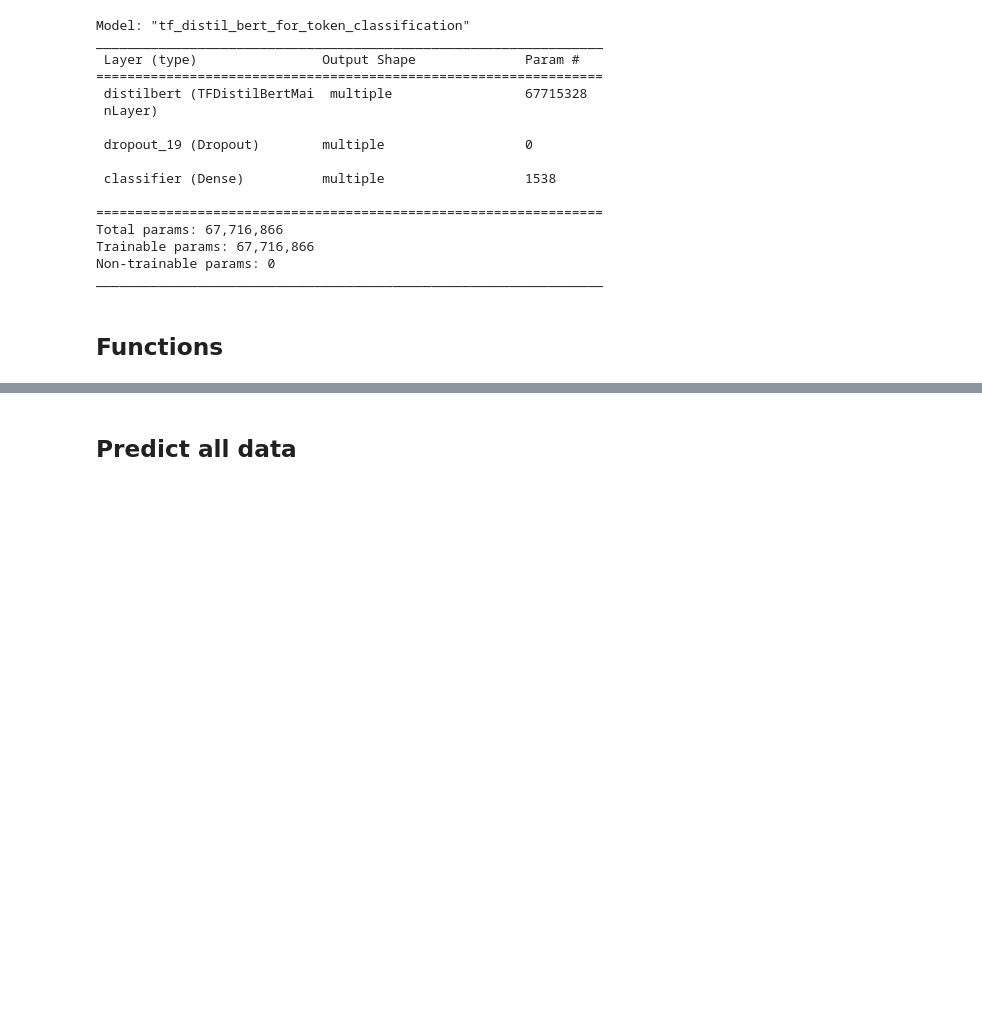
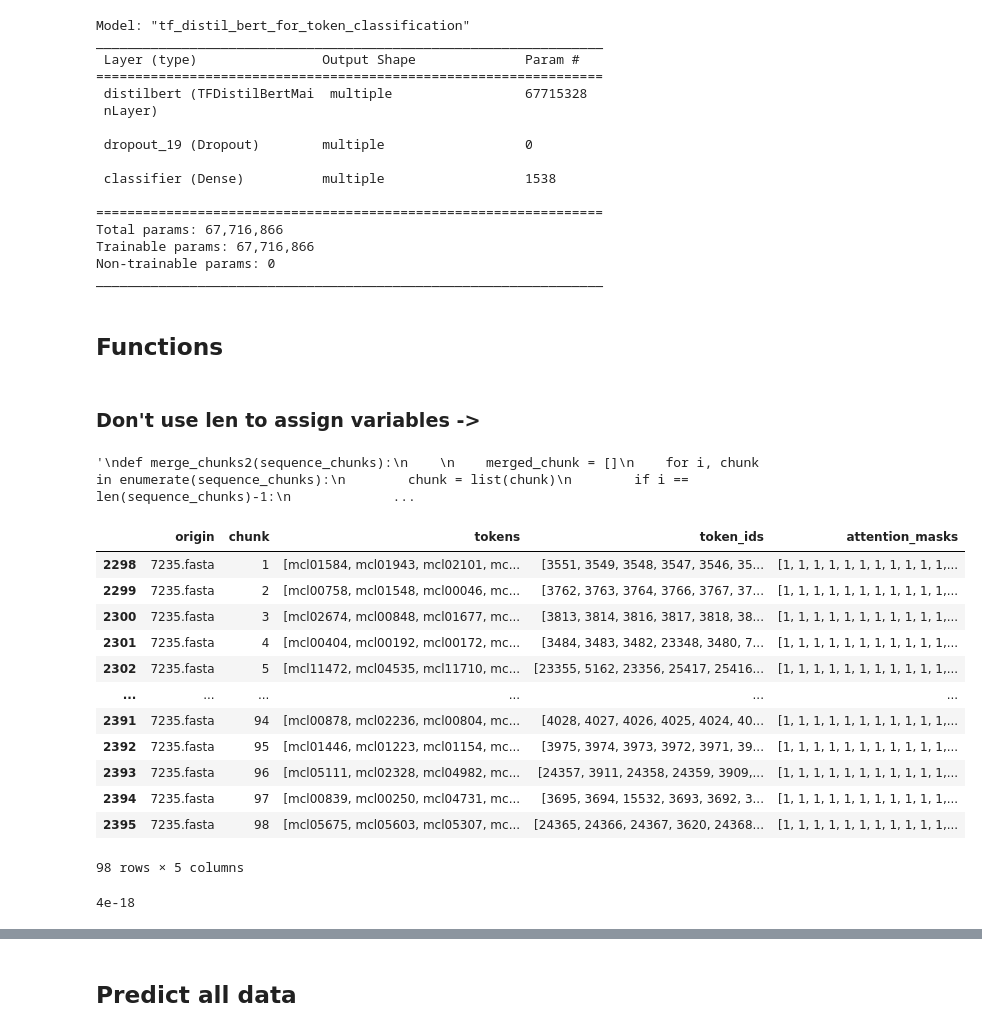
Before and after one commit to DMH-biodatasci/Transformers-towards-detection-of-Transposons, a Jupyter notebook: code/NER_predictions_from_files_V2.ipynb, the cells around one changed output, grey strips where cells are left out. Drawn from its saved outputs; the diff is of its cells as text; code cells hidden in the pictures; blank space fills up the shorter version.

```diff
--- a/code/NER_predictions_from_files_V1.ipynb
+++ b/code/NER_predictions_from_files_V2.ipynb
@@ -186,3 +202,27 @@ def merge_chunks(sequence_chunks):
+# %% [markdown]
+### Don't use len to assign variables ->
+# %%
+'''
+def merge_chunks2(sequence_chunks):
+
+    merged_chunk = []
+    for i, chunk in enumerate(sequence_chunks):
+        chunk = list(chunk)
+        if i == len(sequence_chunks)-1:
+            merged_chunk.append(chunk[25:])
+            continue
+        if i == 0:
+            merged_chunk.append(chunk[0:125])
+        else:
+            merged_chunk.append(chunk[25:125])
+            #merged_chunk.append(sequence_chunks[i+1][100:151])
+
+    flat_list = [x for xs in merged_chunk for x in xs]
+    output_sequence = np.array(flat_list)
+    return output_sequence.astype(float)
+'''
+# %% [output]
+'\ndef merge_chunks2(sequence_chunks):\n    \n    merged_chunk = []\n    for i, chunk in enumerate(sequence_chunks):\n        chunk = list(chunk)\n        if i == len(sequence_chunks)-1:\n             ...
 # %%
 def get_prediction_element(i, predictions):
     probs = tf.nn.softmax(predictions[0, i])
@@ -201,0 +244,18 @@ def get_prediction_chunk(input_chunk):
+# %%
+#c_arr = df[df["origin"] == test_origin]["token_ids"].to_numpy()
+#c_arr = np.array(c_arr.tolist())
+df[df["origin"]=='7235.fasta']
+# %% [output]
+|  | origin | chunk | tokens | token_ids | attention_masks |
+| 2298 | 7235.fasta | 1 | [mcl01584, mcl01943, mcl02101, mc... | [3551, 3549, 3548, 3547, 3546, 35... | [1, 1, 1, 1, 1, 1, 1, 1, 1, 1, 1,... |
+| 2299 | 7235.fasta | 2 | [mcl00758, mcl01548, mcl00046, mc... | [3762, 3763, 3764, 3766, 3767, 37... | [1, 1, 1, 1, 1, 1, 1, 1, 1, 1, 1,... |
+| 2300 | 7235.fasta | 3 | [mcl02674, mcl00848, mcl01677, mc... | [3813, 3814, 3816, 3817, 3818, 38... | [1, 1, 1, 1, 1, 1, 1, 1, 1, 1, 1,... |
+| 2301 | 7235.fasta | 4 | [mcl00404, mcl00192, mcl00172, mc... | [3484, 3483, 3482, 23348, 3480, 7... | [1, 1, 1, 1, 1, 1, 1, 1, 1, 1, 1,... |
+| 2302 | 7235.fasta | 5 | [mcl11472, mcl04535, mcl11710, mc... | [23355, 5162, 23356, 25417, 25416... | [1, 1, 1, 1, 1, 1, 1, 1, 1, 1, 1,... |
+| ... | ... | ... | ... | ... | ... |
+| 2391 | 7235.fasta | 94 | [mcl00878, mcl02236, mcl00804, mc... | [4028, 4027, 4026, 4025, 4024, 40... | [1, 1, 1, 1, 1, 1, 1, 1, 1, 1, 1,... |
+| 2392 | 7235.fasta | 95 | [mcl01446, mcl01223, mcl01154, mc... | [3975, 3974, 3973, 3972, 3971, 39... | [1, 1, 1, 1, 1, 1, 1, 1, 1, 1, 1,... |
+| 2393 | 7235.fasta | 96 | [mcl05111, mcl02328, mcl04982, mc... | [24357, 3911, 24358, 24359, 3909,... | [1, 1, 1, 1, 1, 1, 1, 1, 1, 1, 1,... |
+| 2394 | 7235.fasta | 97 | [mcl00839, mcl00250, mcl04731, mc... | [3695, 3694, 15532, 3693, 3692, 3... | [1, 1, 1, 1, 1, 1, 1, 1, 1, 1, 1,... |
+| 2395 | 7235.fasta | 98 | [mcl05675, mcl05603, mcl05307, mc... | [24365, 24366, 24367, 3620, 24368... | [1, 1, 1, 1, 1, 1, 1, 1, 1, 1, 1,... |
+98 rows × 5 columns
@@ -202,3 +265,9 @@ def get_prediction_chunk(input_chunk):
+# %%
+t = np.zeros(150)[0]
+t = 0.000000000000000004
+t
+# %% [output]
+4e-18
 # %%
 def get_prediction_sequence(input_sequence_chunks):
     output_sequence_chunks = np.zeros(np.shape(input_sequence_chunks))
```
Also changed, not shown: parts of 23 cells of this notebook, 12 other files.
